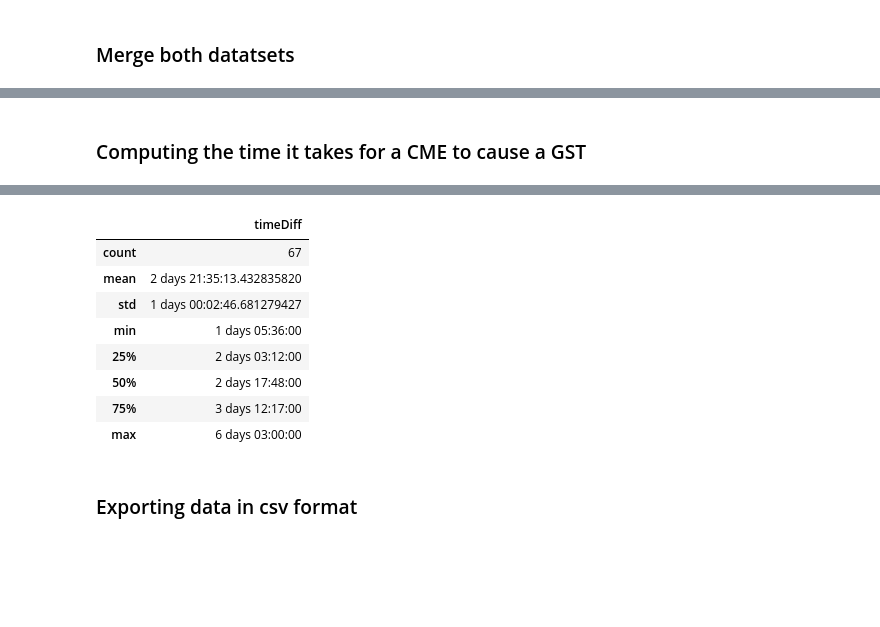
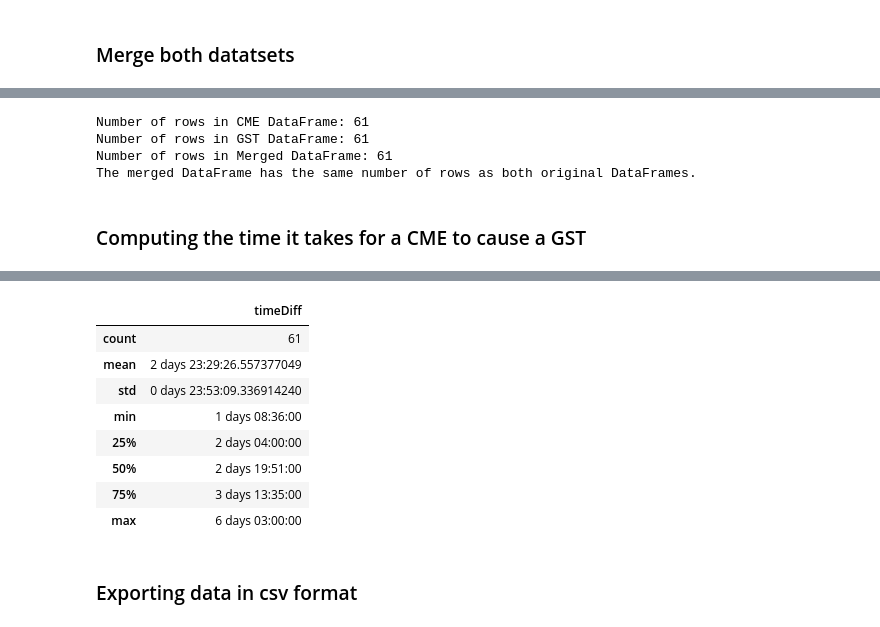
Before and after one commit to chadlbradford/data-sourcing-challenge, a Jupyter notebook: retrieve_data.ipynb, the cells around one changed output, grey strips where cells are left out. Saved outputs shown, nothing was run; the diff lists cells and outputs as text; code cells hidden in the pictures; blank space fills up the shorter version.

```diff
--- a/retrieve_data.ipynb
+++ b/retrieve_data.ipynb
@@ -353,19 +355,19 @@ cme_df.head()
 # dtype above indicates GST_ActivityID is already an object
 
 # Convert the 'GST_ActivityID' column to string format
-cme_df['GST_ActivityID'] = cme_df['GST_ActivityID'].astype(str)
+expanded_cme_df['GST_ActivityID'] = expanded_cme_df['GST_ActivityID'].astype(str)
 
 # Convert startTime to datetime format
-cme_df['startTime'] = pd.to_datetime(cme_df['startTime'], errors='coerce')
+expanded_cme_df['startTime'] = pd.to_datetime(expanded_cme_df['startTime'], errors='coerce')
 
 # Rename startTime to startTime_CME and activityID to cmeID
-cme_df = cme_df.rename(columns={'startTime': 'startTime_CME', 'activityID': 'cmeID'})
+expanded_cme_df = expanded_cme_df.rename(columns={'startTime': 'startTime_CME', 'activityID': 'cmeID'})
 
 # Drop linkedEvents
-cme_df = cme_df.drop(columns=['linkedEvents'])
+expanded_cme_df = expanded_cme_df.drop(columns=['linkedEvent'])
 
 # Verify that all steps were executed correctly
-cme_df.head(5)
+expanded_cme_df.head(5)
 #if this code is run more than once then have to go back to create dataframe step to recover
 # %% [output]
 |  | cmeID | startTime_CME | GST_ActivityID |
@@ -390,7 +392,7 @@ memory usage: 32.0+ KB
 # %%
 # We are only interested in CMEs related to GSTs so keep only rows where the GST_ActivityID column contains 'GST'
 # use the method 'contains()' from the str library.
-cme_df = cme_df[cme_df['GST_ActivityID'].str.contains('GST', na=False)]
-cme_df.head(10)
+expanded_cme_df = expanded_cme_df[expanded_cme_df['GST_ActivityID'].str.contains('GST', na=False)]
+expanded_cme_df.head(10)
 # %% [output]
 |  | cmeID | startTime_CME | GST_ActivityID |
@@ -694,6 +727,14 @@ gst_df.head()
 ### Merge both datatsets
 # %%
 # Now merge both datasets using 'gstID' and 'CME_ActivityID' for gst and 'GST_ActivityID' and 'cmeID' for cme. Use the 'left_on' and 'right_on' specifiers.
+merged_df = gst_df.merge(
+    expanded_cme_df,
+    left_on=['gstID', 'CME_ActivityID'],  # Columns from gst_df
+    right_on=['GST_ActivityID', 'cmeID'],  # Columns from cme_df
+    how='inner'  # Use 'inner' or 'left' based on your requirements
+)
+
+merged_df.head()
 # %% [output]
 |  | gstID | startTime_GST | CME_ActivityID | cmeID | startTime_CME | GST_ActivityID |
 | 0 | 2013-06-07T03:00:00-GST-001 | 2013-06-07 03:00:00+00:00 | 2013-06-02T20:24:00-CME-001 | 2013-06-02T20:24:00-CME-001 | 2013-06-02 20:24:00+00:00 | 2013-06-07T03:00:00-GST-001 |
@@ -720,7 +762,31 @@ memory usage: 3.3+ KB
+# %%
+# Get the row counts of each DataFrame
+cme_rows = expanded_cme_df.shape[0]
+gst_rows = gst_df.shape[0]
+merged_rows = merged_df.shape[0]
+
+# Print the row counts for verification
+print(f"Number of rows in CME DataFrame: {cme_rows}")
+print(f"Number of rows in GST DataFrame: {gst_rows}")
+print(f"Number of rows in Merged DataFrame: {merged_rows}")
+
+# Check if the row counts match
+if merged_rows == cme_rows == gst_rows:
+    print("The merged DataFrame has the same number of rows as both original DataFrames.")
+else:
+    print("The row counts differ between the merged DataFrame and the original DataFrames.")
+# %% [output]
+Number of rows in CME DataFrame: 61
+Number of rows in GST DataFrame: 61
+Number of rows in Merged DataFrame: 61
+The merged DataFrame has the same number of rows as both original DataFrames.
 # %% [markdown]
 ### Computing the time it takes for a CME to cause a GST
 # %%
 # Compute the time diff between startTime_GST and startTime_CME by creating a new column called `timeDiff`.
+merged_df['timeDiff'] = merged_df['startTime_GST'] - merged_df['startTime_CME']
+
+merged_df.head()
 # %% [output]
 |  | gstID | startTime_GST | CME_ActivityID | cmeID | startTime_CME | GST_ActivityID | timeDiff |
 | 0 | 2013-06-07T03:00:00-GST-001 | 2013-06-07 03:00:00+00:00 | 2013-06-02T20:24:00-CME-001 | 2013-06-02T20:24:00-CME-001 | 2013-06-02 20:24:00+00:00 | 2013-06-07T03:00:00-GST-001 | 4 days 06:36:00 |
@@ -731,15 +797,17 @@ memory usage: 3.3+ KB
 # %%
 # Use describe() to compute the mean and median time
 # that it takes for a CME to cause a GST.
+
+merged_df.describe()
 # %% [output]
 |  | timeDiff |
-| count | 67 |
-| mean | 2 days 21:35:13.432835820 |
-| std | 1 days 00:02:46.681279427 |
-| min | 1 days 05:36:00 |
-| 25% | 2 days 03:12:00 |
-| 50% | 2 days 17:48:00 |
-| 75% | 3 days 12:17:00 |
+| count | 61 |
+| mean | 2 days 23:29:26.557377049 |
+| std | 0 days 23:53:09.336914240 |
+| min | 1 days 08:36:00 |
+| 25% | 2 days 04:00:00 |
+| 50% | 2 days 19:51:00 |
+| 75% | 3 days 13:35:00 |
 | max | 6 days 03:00:00 |
 # %% [markdown]
 ### Exporting data in csv format
```
Also changed, not shown: parts of 19 cells of this notebook, 1 other file.
